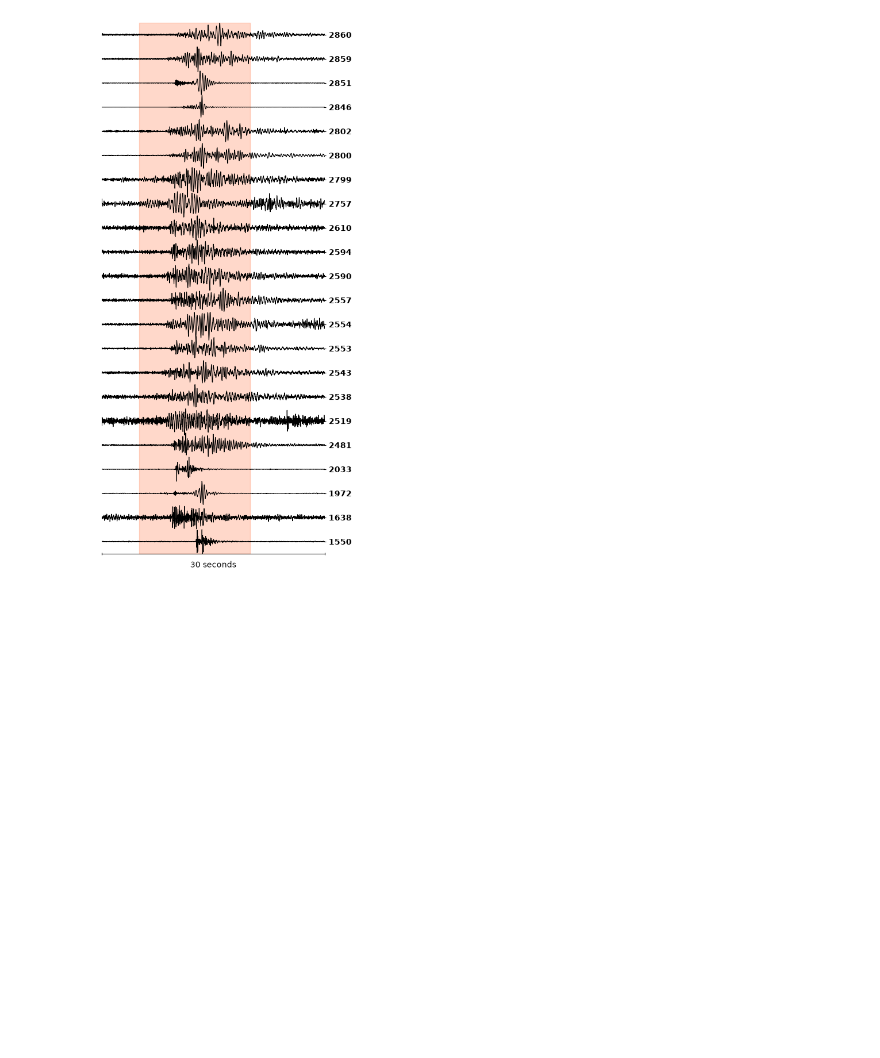
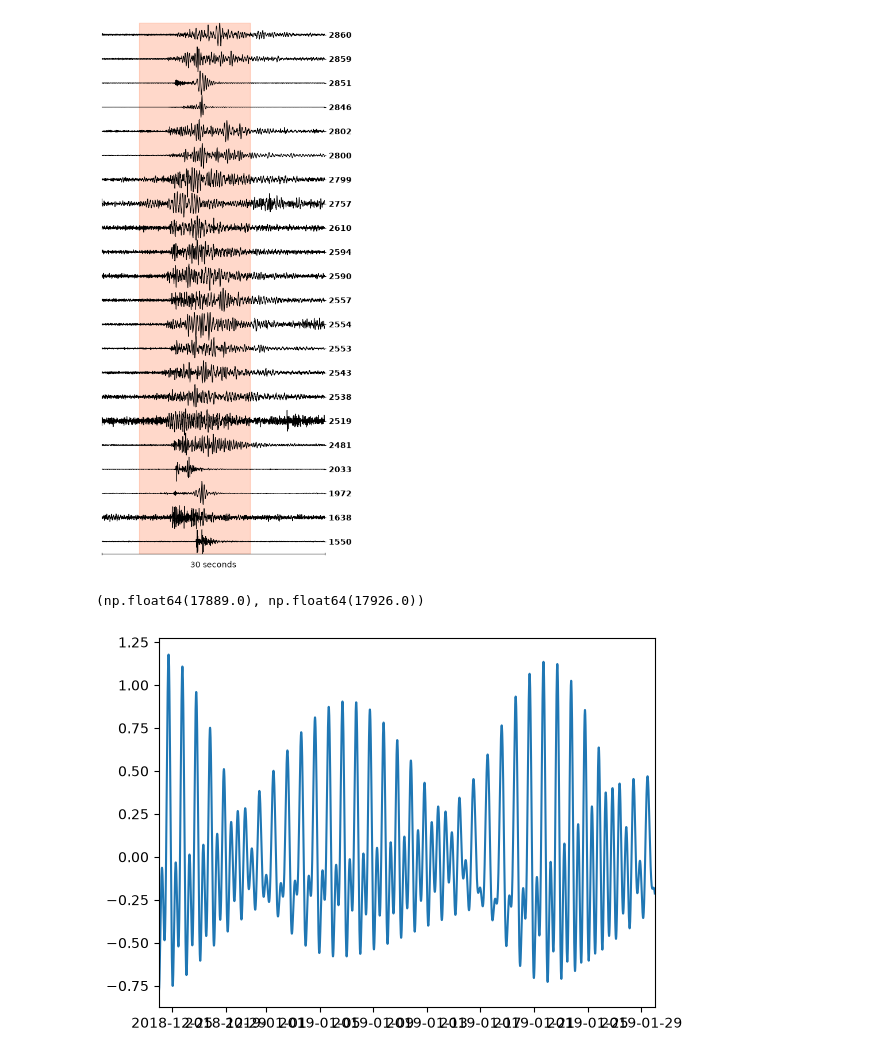
Before and after one commit to JMagyar15/totten-analysis, a Jupyter notebook: cross_correlation_test.ipynb, the cells around one changed output. Drawn from its saved outputs; the diff is of its cells as text; code cells hidden in the pictures; blank space fills up the shorter version.

```diff
--- a/cross_correlation_test.ipynb
+++ b/cross_correlation_test.ipynb
@@ -311,0 +180,6 @@ tidal_phase[tidal_phase > 180] -= 360
+# %%
+plt.plot(tides.time,tides.values)
+plt.xlim(np.datetime64('2018-12-24T00:00'),np.datetime64('2019-01-30T00:00'))
+# %% [output]
+(np.float64(17889.0), np.float64(17926.0))
+[figure, added]
```
Also changed, not shown: parts of 54 cells of this notebook, 42 other files.
